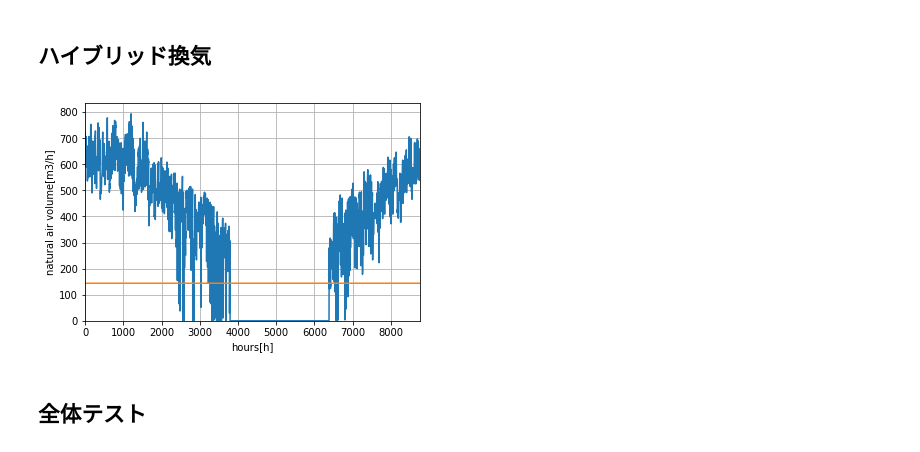
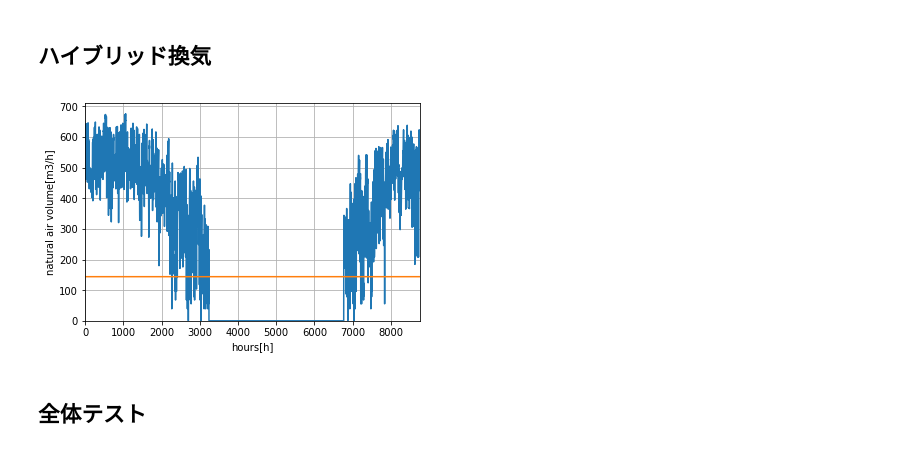
Before and after one commit to jjj-design/jjj_logic, a Jupyter notebook: jiritsu_ventilation.ipynb, the cells around one changed output. Saved outputs shown, nothing was run; the diff lists cells and outputs as text; code cells hidden in the pictures.

```diff
--- a/jiritsu_ventilation.ipynb
+++ b/jiritsu_ventilation.ipynb
@@ -1189,59 +1330,52 @@ get_natural_ventilation_volume_by_scipy(val_min, \
 # %%
 # 温度差利用ハイブリッド換気の自然換気量の確認
 
-area_number = 1 # 地域区分
+area_number = 5 # 地域区分
 
-outside_air_temperature_d_t = import_outside_air_temperature_d_t(area_number)
-HeatingSeason_d = import_heating_season_d(area_number)
+hourly_outside_air_temperature = import_outside_air_temperature_d_t(area_number)
+daily_heating_season = import_heating_season_d(area_number)
 
-val_min = -1 * 10**3
-val_max = 10**3
-maximum_iterations = 10**4
+room_temperature = 20 # ℃
+total_leakage_area_of_house_per_unit_area = 2 # cm^2/m^2
+total_floor_area = 120 # m^2
+use_chimney = False
+opening_area_of_supply_air = 0.1 # m^2
+opening_area_of_exhaust_air = 0.1 # m^2
 house_story_number = 2 # 階
-room_air_temperature = 20 # ℃
-c_value = 2 # cm^2/m^2
-total_floor_area = 120 # m^2
-ventilation_type = 3
-use_chimney = False
-alphaA_SA = 0.1 # m^2
-alphaA_EA = 0.1 # m^2
 
 
 x = np.arange(8760)
-y =get_natural_ventilation_volume_d_t(outside_air_temperature_d_t, \
-                                       HeatingSeason_d,  \
-                                       val_min, \
-                                       val_max, \
-                                       maximum_iterations, \
-                                       house_story_number, \
-                                       room_air_temperature, \
-                                       c_value, \
-                                       total_floor_area, \
-                                       ventilation_type, \
-                                       use_chimney, \
-                                       alphaA_SA, \
-                                       alphaA_EA)
+y =hourly_natural_ventilation_volume(
+        hourly_outside_air_temperature,
+        daily_heating_season,
+        room_temperature,
+        total_leakage_area_of_house_per_unit_area,
+        total_floor_area,
+        use_chimney,
+        opening_area_of_supply_air,
+        opening_area_of_exhaust_air,
+        house_story_number)
 
 # 機械換気風量
 v = np.ones(8760)
 v = v * total_floor_area * 2.4 * 0.5
 
 plt.plot(x, y)
 plt.plot(x, v)
 
 plt.grid(True)
 
 # plt.title("hours/kWh")
 plt.xlabel("hours[h]")
 plt.ylabel("natural air volume[m3/h]")
 
 plt.xlim(0, 8760)
 plt.ylim(0,)
 
 plt.legend()
 plt.show()
 # %% [output]
-[figure, old version]
+[figure, new version]
 # %% [markdown]
 ## 全体テスト
 # %%
```
Also changed, not shown: parts of 34 cells of this notebook.
